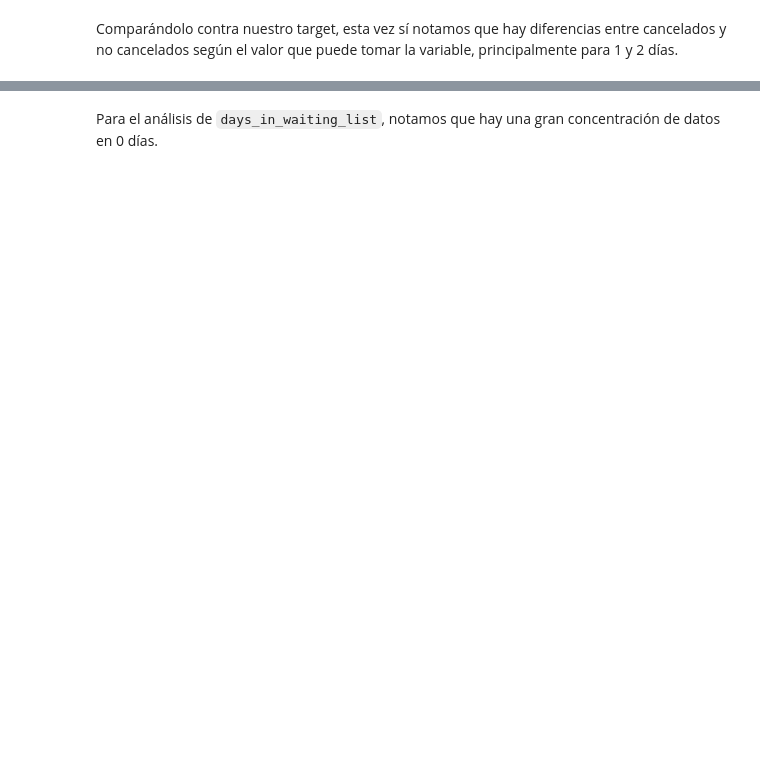
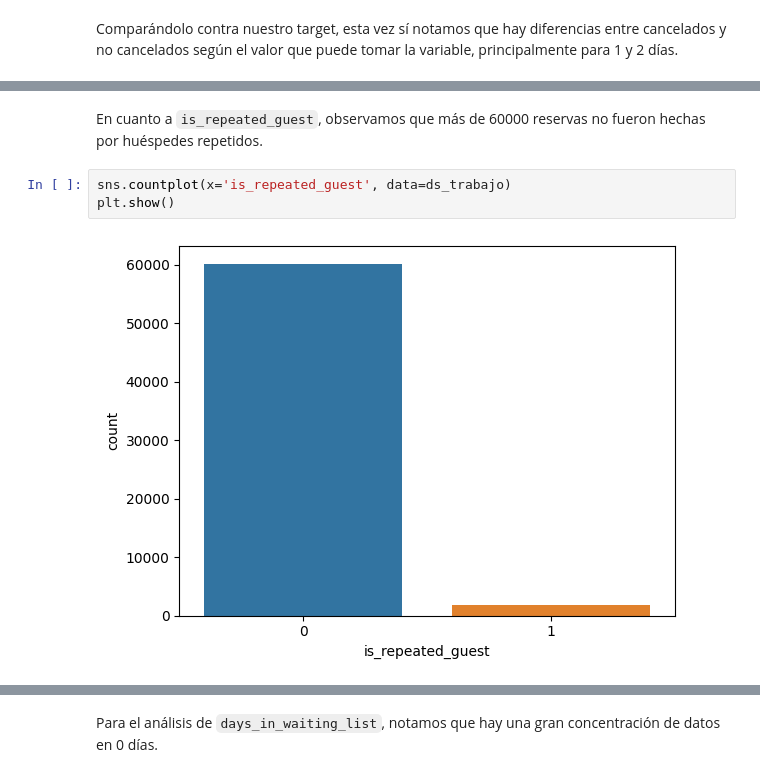
Before and after one commit to mrinkspot/Data-Science-and-Machine-Learning-Projects, a Jupyter notebook: notebook_tp.ipynb, the cells around one changed output, grey strips where cells are left out. Saved outputs shown, nothing was run; the diff lists cells and outputs as text; blank space fills up the shorter version.

```diff
--- a/notebook_tp.ipynb
+++ b/notebook_tp.ipynb
@@ -721,0 +762,7 @@ plt.show()
+# %% [markdown]
+En cuanto a `is_repeated_guest`, observamos que más de 60000 reservas no fueron hechas por huéspedes repetidos.
+# %%
+sns.countplot(x='is_repeated_guest', data=ds_trabajo)
+plt.show()
+# %% [output]
+[figure, added]
```
Also changed, not shown: parts of 38 cells of this notebook.
